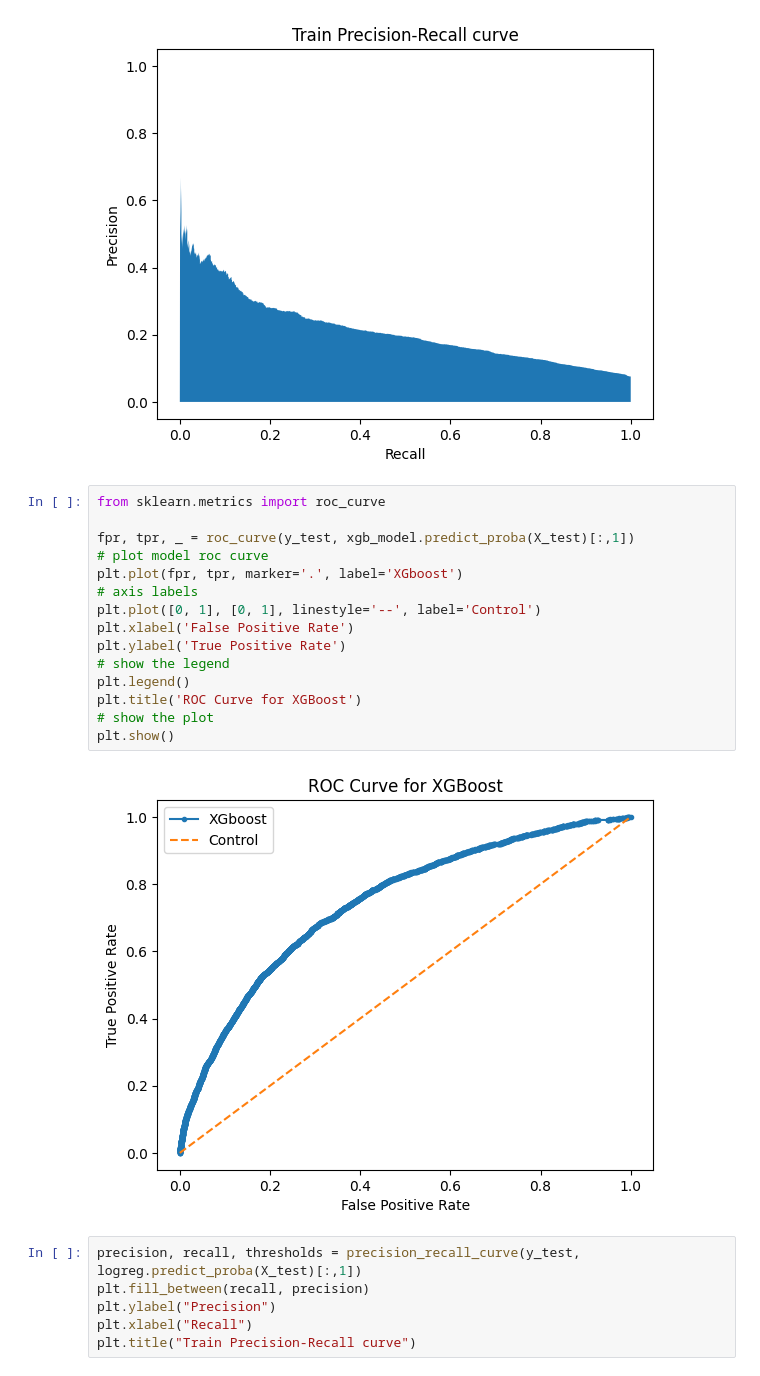
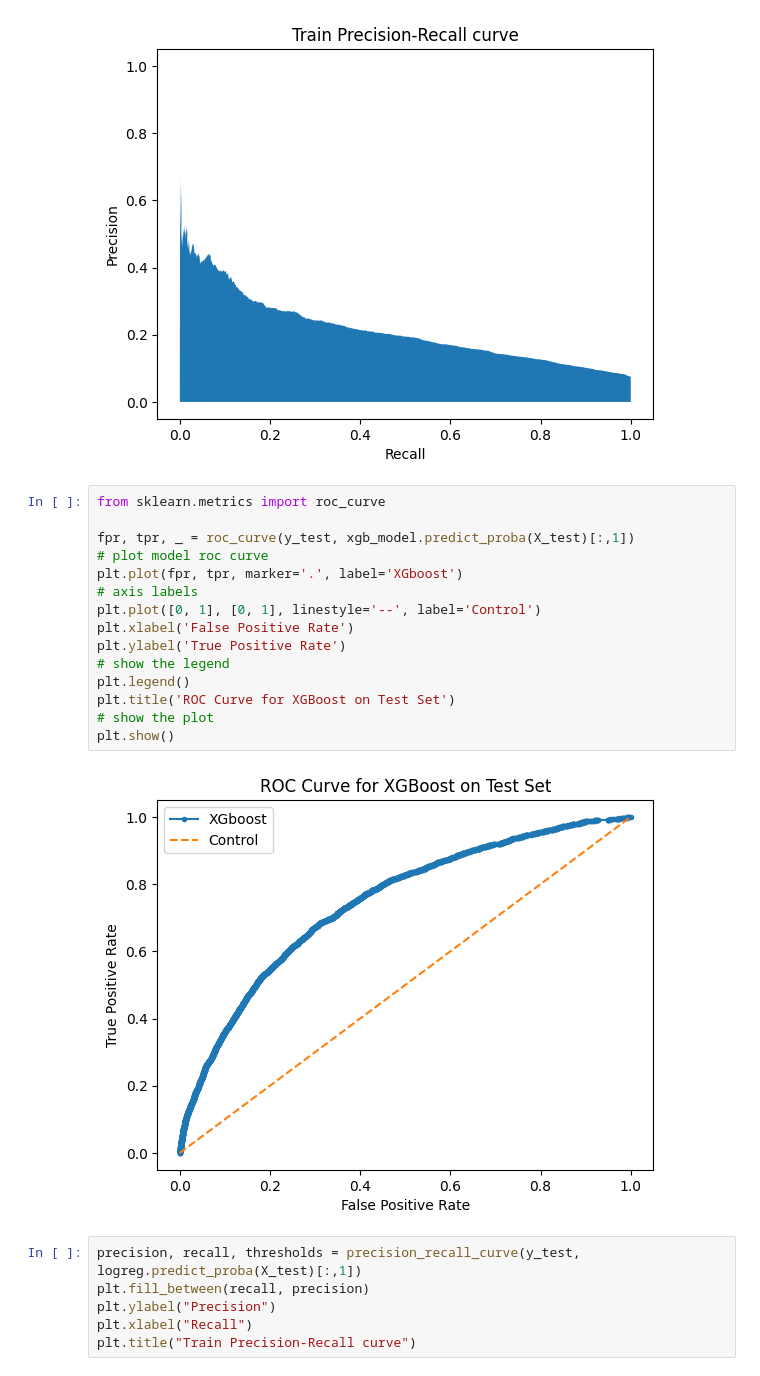
Before and after one commit to benbananas/ORIE5741_final, a Jupyter notebook: workspace-kfold.ipynb, the cells around one changed output. Drawn from its saved outputs; the diff is of its cells as text.

```diff
--- a/workspace-kfold.ipynb
+++ b/workspace-kfold.ipynb
@@ -471,20 +529,20 @@ Text(0.5, 1.0, 'Train Precision-Recall curve')
 # %%
 from sklearn.metrics import roc_curve
 
 fpr, tpr, _ = roc_curve(y_test, xgb_model.predict_proba(X_test)[:,1])
 # plot model roc curve
 plt.plot(fpr, tpr, marker='.', label='XGboost')
 # axis labels
 plt.plot([0, 1], [0, 1], linestyle='--', label='Control')
 plt.xlabel('False Positive Rate')
 plt.ylabel('True Positive Rate')
 # show the legend
 plt.legend()
-plt.title('ROC Curve for XGBoost')
+plt.title('ROC Curve for XGBoost on Test Set')
 # show the plot
 plt.show()
 # %% [output]
-[figure, old version]
+[figure, new version]
 # %%
 precision, recall, thresholds = precision_recall_curve(y_test, logreg.predict_proba(X_test)[:,1])
 plt.fill_between(recall, precision)
```
Also changed, not shown: parts of 7 cells of this notebook.
